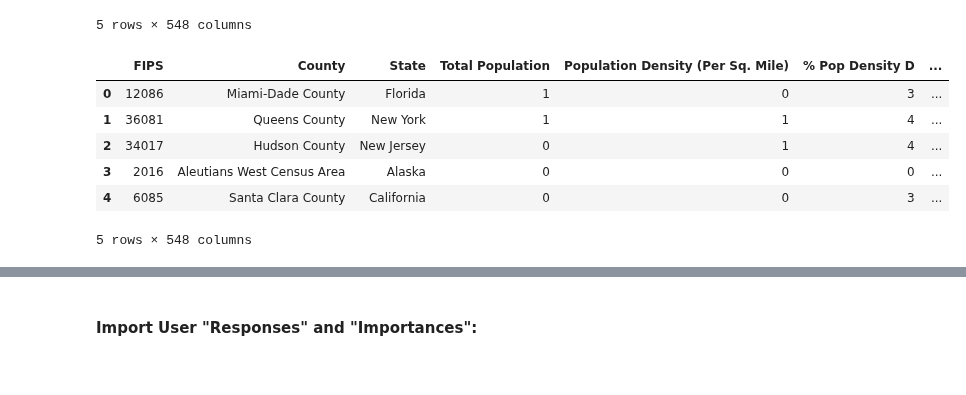
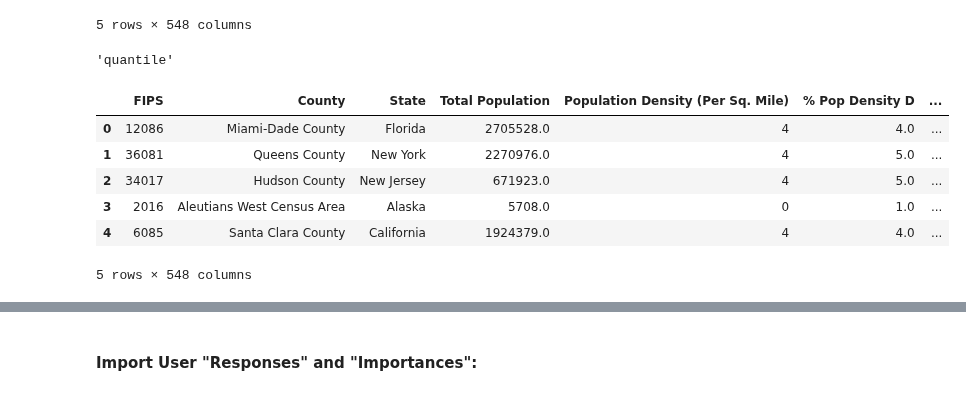
Before and after one commit to rabader/Relocation-Personalization, a Jupyter notebook: notebooks/county_matching.ipynb, the cells around one changed output, grey strips where cells are left out. Cells and saved outputs as stored; diff of their text form; code cells hidden in the pictures.

Commit message:
added functionality to use quantile or equal bins

```diff
--- a/notebooks/county_matching.ipynb
+++ b/notebooks/county_matching.ipynb
@@ -16,7 +16,8 @@ num_bins = 5 #value == 5 for first iteration of this project
 # %%
 # Get county data:
 county_df = pd.read_csv("../data/interim/county_matcher_data.csv.gz") # test using only terrain data
-
+# Get question ref data
+question_feature_ref_df = pd.read_csv("../data/external/question_feature_ref.csv")
 # Show:
 county_df.head()
 # %% [output]
@@ -27,27 +28,36 @@ county_df.head()
 | 3 | 2016 | Aleutians West Census Area | Alaska | 5708.0 | 1.30 | 1.0 | ... |
 | 4 | 6085 | Santa Clara County | California | 1924379.0 | 1490.51 | 4.0 | ... |
 5 rows × 548 columns
+# %%
+col = "Population Density (Per Sq. Mile)"
+question_feature_ref_df[question_feature_ref_df["county_column_ref"]==col]["bin_method"].values[0]
+# %% [output]
+'quantile'
 # %%
 # Bin Counties Based on Values:
 county_binned_df = county_df.copy()
 county_binned_labeled_df = county_df.copy()
 for col in county_binned_df.columns[3:]:
     try:
-        county_binned_df[col] = pd.cut(county_binned_df[col],num_bins,labels=False,precision=1) #another option here is pd.qcut
-        county_binned_labeled_df[col] = pd.cut(county_df[col],num_bins,precision=1) #another option here is pd.qcut
+        if question_feature_ref_df[question_feature_ref_df["county_column_ref"]==col]["bin_method"].values[0]=="quantile":
+            county_binned_df[col] = pd.qcut(county_binned_df[col],num_bins,labels=False,precision=1)
+            county_binned_labeled_df[col] = pd.qcut(county_df[col],num_bins,precision=1)
+        else: #use equal bin widths:
+            county_binned_df[col] = pd.cut(county_binned_df[col],num_bins,labels=False,precision=1)
+            county_binned_labeled_df[col] = pd.cut(county_df[col],num_bins,precision=1)
     except:
         pass
 county_df = county_binned_df
 
 # Show:
 county_df.head()
 # %% [output]
 |  | FIPS | County | State | Total Population | Population Density (Per Sq. Mile) | % Pop Density D | ... |
-| 0 | 12086 | Miami-Dade County | Florida | 1 | 0 | 3 | ... |
-| 1 | 36081 | Queens County | New York | 1 | 1 | 4 | ... |
-| 2 | 34017 | Hudson County | New Jersey | 0 | 1 | 4 | ... |
-| 3 | 2016 | Aleutians West Census Area | Alaska | 0 | 0 | 0 | ... |
-| 4 | 6085 | Santa Clara County | California | 0 | 0 | 3 | ... |
+| 0 | 12086 | Miami-Dade County | Florida | 2705528.0 | 4 | 4.0 | ... |
+| 1 | 36081 | Queens County | New York | 2270976.0 | 4 | 5.0 | ... |
+| 2 | 34017 | Hudson County | New Jersey | 671923.0 | 4 | 5.0 | ... |
+| 3 | 2016 | Aleutians West Census Area | Alaska | 5708.0 | 0 | 1.0 | ... |
+| 4 | 6085 | Santa Clara County | California | 1924379.0 | 4 | 4.0 | ... |
 5 rows × 548 columns
 # %%
 # get_labels:
```
Also changed, not shown: parts of 3 cells of this notebook, 1 other file.
